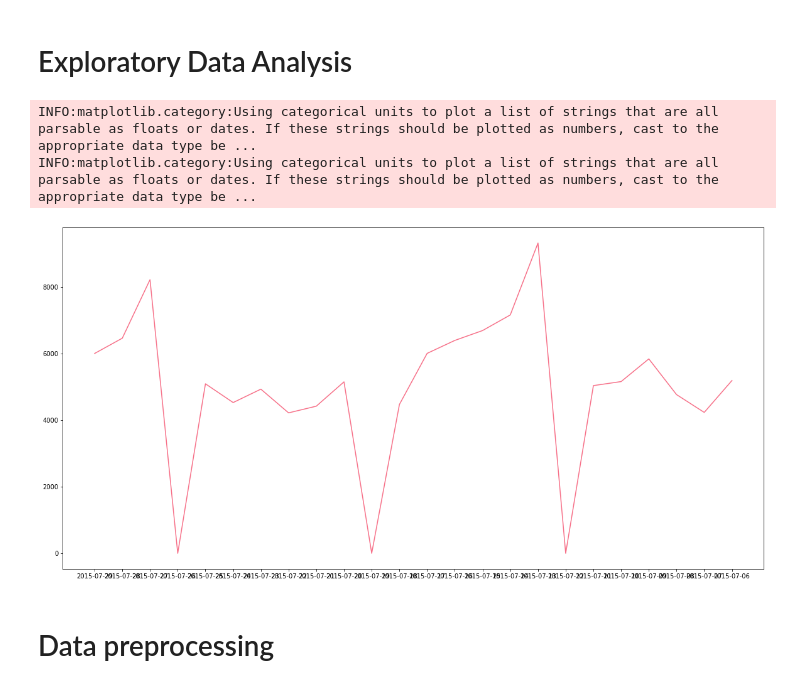
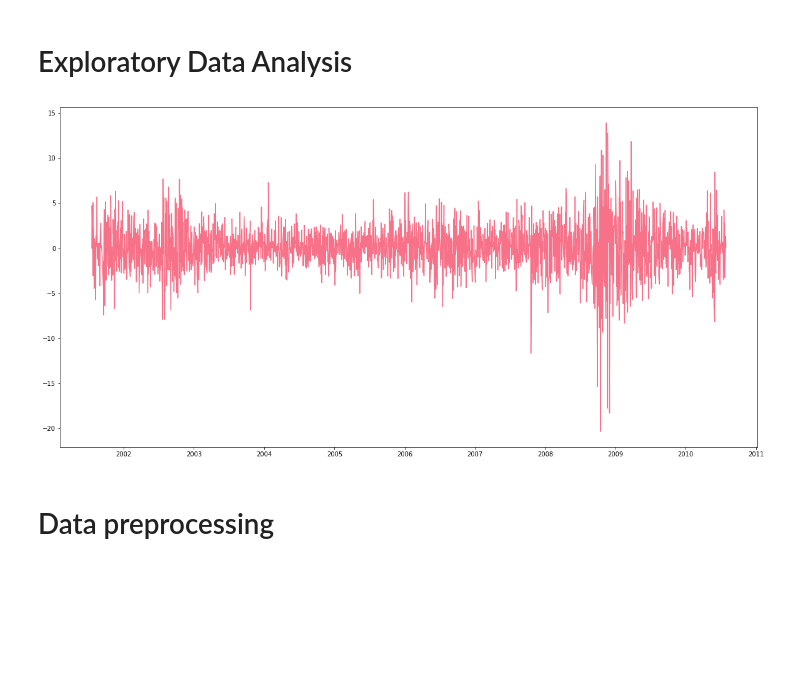
Before and after one commit to paparon96/CML_Hackathon, a Jupyter notebook: Hackathon_TeamAPap_vAron.ipynb, the cells around one changed output. Saved outputs shown, nothing was run; the diff lists cells and outputs as text; code cells hidden in the pictures; blank space fills up the shorter version.

```diff
--- a/Hackathon_TeamAPap_vAron.ipynb
+++ b/Hackathon_TeamAPap_vAron.ipynb
@@ -113,7 +109,8 @@ max    1.000000e+00   1.000000e+00
 # %%
 # Filter dataset for a given store
-dataset = dataset[dataset.Store==1023]
+#dataset = dataset[dataset.Store==1023]
 
-print(dataset.head())
-print(dataset.shape)
+print(info.head())
+print(dates.head())
+print(data.head())
 # %% [output]
@@ -133,0 +134,6 @@ print(dataset.shape)
+# %%
+data.columns=info['Ticker.symbol']
+data=data[Target]
+
+# Exploratory means
+data.apply(np.mean, axis=0)
@@ -133,0 +156,8 @@ print(dataset.shape)
+# %%
+# Merge with the date
+with_dates = data.merge(dates,left_on=None,
+                        right_on=None,
+                        left_index=True,
+                        right_index=True)
+with_dates.columns = ['SLB','HAL','USB','WFC','Date']
+with_dates.head()
@@ -133,0 +171,9 @@ print(dataset.shape)
+# %%
+# Convert string to datetime
+def date_converter(x):
+    temp = datetime.strptime(str(x), '%Y%m%d')
+
+    return temp
+
+with_dates['Date'] = with_dates['Date'].apply(date_converter)
+print(with_dates.head())
@@ -145,10 +205,8 @@ def plot_time_series(dataset, target_var, date_var, time_period):
     plt.show()
 # %%
 # Test
-plot_time_series(dataset, 'Sales', 'Date', ['2015-07-05','2015-07-30'])
+plot_time_series(with_dates, 'SLB', 'Date', ['2000-07-05','2010-07-30'])
 # %% [output]
-INFO:matplotlib.category:Using categorical units to plot a list of strings that are all parsable as floats or dates. If these strings should be plotted as numbers, cast to the appropriate data type be ...
-INFO:matplotlib.category:Using categorical units to plot a list of strings that are all parsable as floats or dates. If these strings should be plotted as numbers, cast to the appropriate data type be ...
-[figure, old version]
+[figure, new version]
 # %% [markdown]
 # Data preprocessing
```
Also changed, not shown: parts of 29 cells of this notebook, 1 other file.
